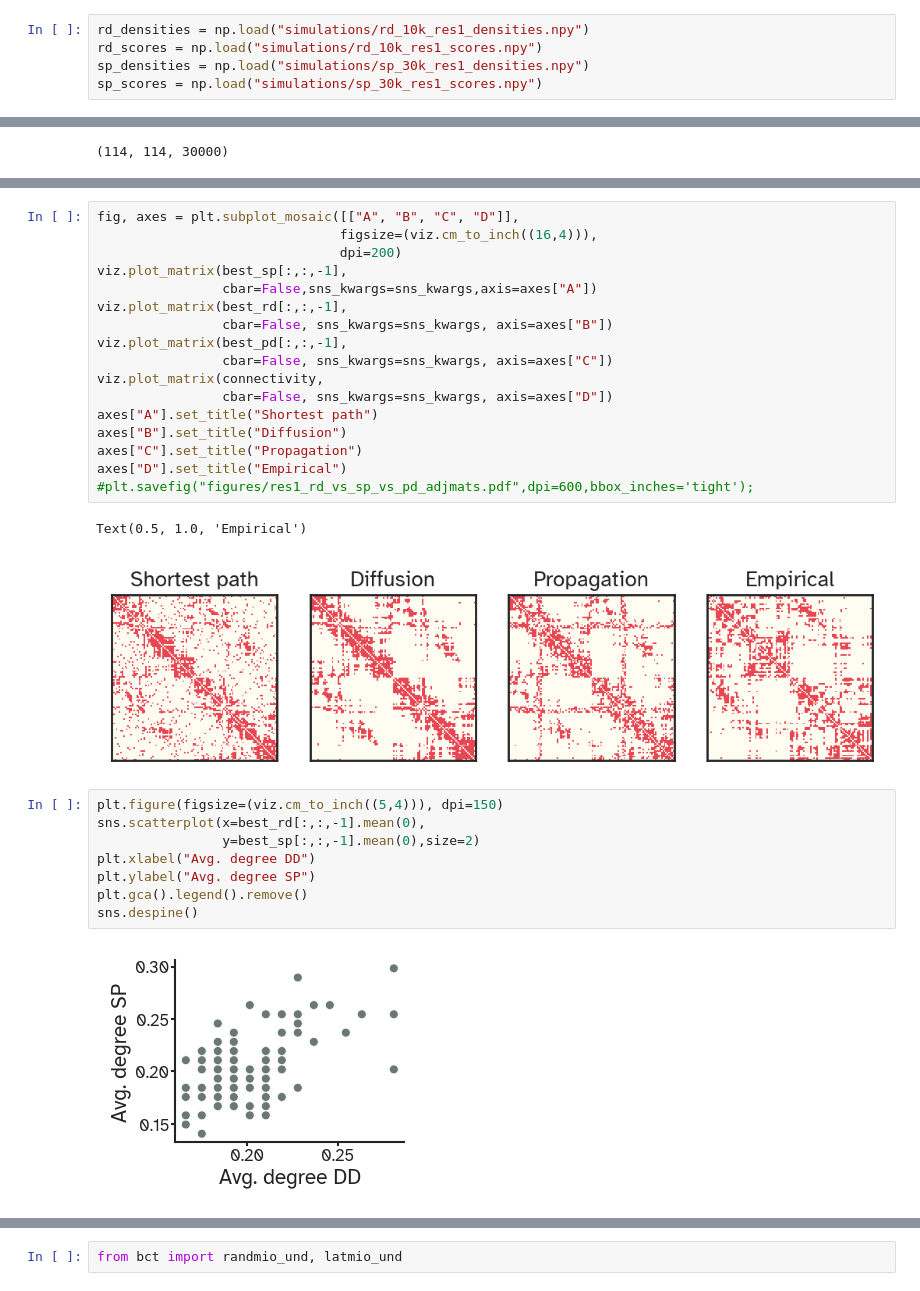
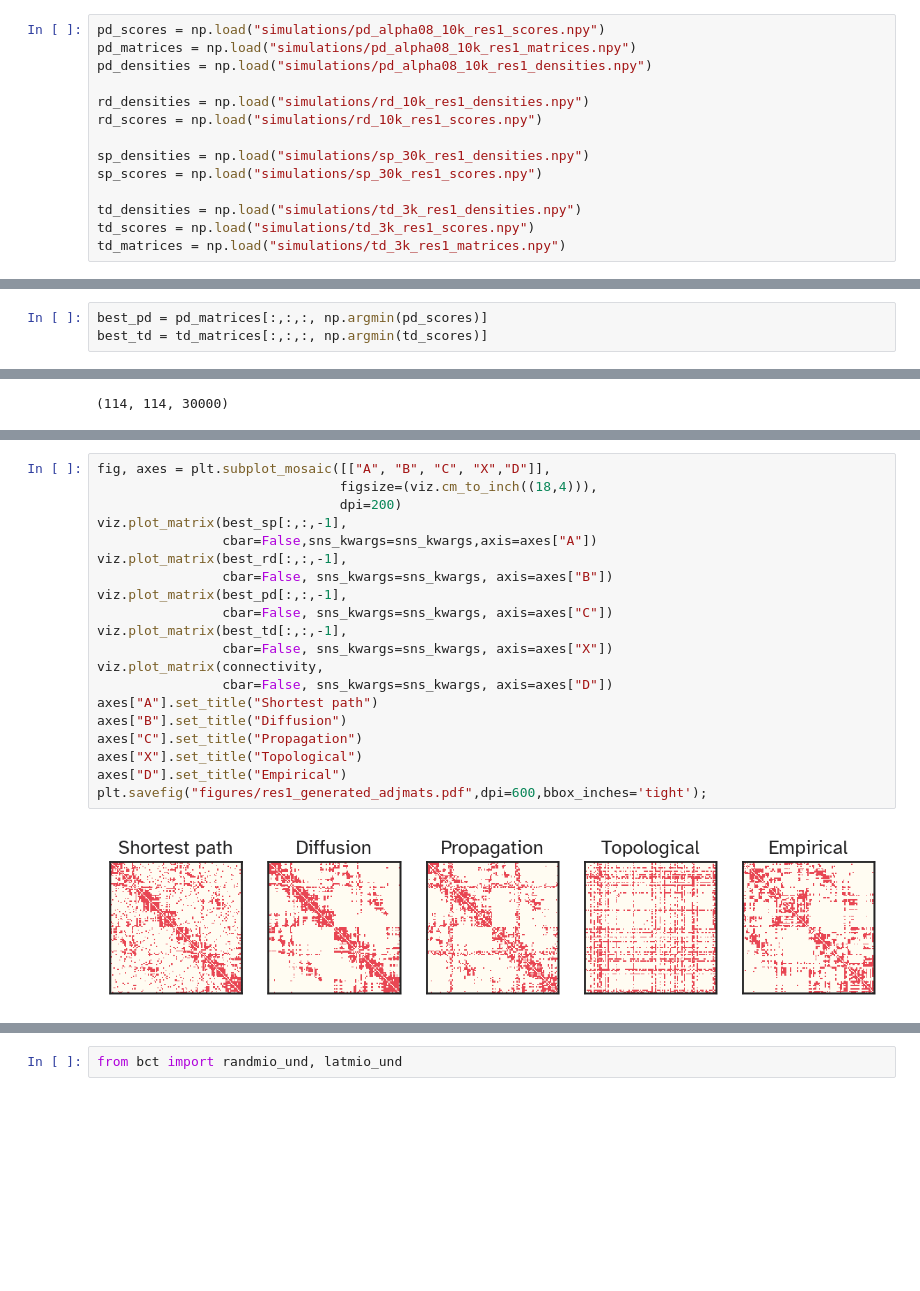
Before and after one commit to kuffmode/Optimal_networks, a Jupyter notebook: generative_analysis.ipynb, the cells around one changed output, grey strips where cells are left out. Saved outputs shown, nothing was run; the diff lists cells and outputs as text; blank space fills up the shorter version.

```diff
--- a/generative_analysis.ipynb
+++ b/generative_analysis.ipynb
@@ -96,6 +92,15 @@ else:
 # %%
+pd_scores = np.load("simulations/pd_alpha08_10k_res1_scores.npy")
+pd_matrices = np.load("simulations/pd_alpha08_10k_res1_matrices.npy")
+pd_densities = np.load("simulations/pd_alpha08_10k_res1_densities.npy")
+
 rd_densities = np.load("simulations/rd_10k_res1_densities.npy")
 rd_scores = np.load("simulations/rd_10k_res1_scores.npy")
+
 sp_densities = np.load("simulations/sp_30k_res1_densities.npy")
 sp_scores = np.load("simulations/sp_30k_res1_scores.npy")
+
+td_densities = np.load("simulations/td_3k_res1_densities.npy")
+td_scores = np.load("simulations/td_3k_res1_scores.npy")
+td_matrices = np.load("simulations/td_3k_res1_matrices.npy")
 # %%
@@ -124 +110,4 @@ best_pd = pd_histories[:,:,:, 7]
+# %%
+best_pd = pd_matrices[:,:,:, np.argmin(pd_scores)]
+best_td = td_matrices[:,:,:, np.argmin(td_scores)]
 # %%
@@ -163,33 +155,25 @@ best_sp.shape
 # %%
-fig, axes = plt.subplot_mosaic([["A", "B", "C", "D"]],
-                               figsize=(viz.cm_to_inch((16,4))),
+fig, axes = plt.subplot_mosaic([["A", "B", "C", "X","D"]],
+                               figsize=(viz.cm_to_inch((18,4))),
                                dpi=200)
 viz.plot_matrix(best_sp[:,:,-1],
                 cbar=False,sns_kwargs=sns_kwargs,axis=axes["A"])
 viz.plot_matrix(best_rd[:,:,-1],
                 cbar=False, sns_kwargs=sns_kwargs, axis=axes["B"])
 viz.plot_matrix(best_pd[:,:,-1],
                 cbar=False, sns_kwargs=sns_kwargs, axis=axes["C"])
+viz.plot_matrix(best_td[:,:,-1],
+                cbar=False, sns_kwargs=sns_kwargs, axis=axes["X"])
 viz.plot_matrix(connectivity,
                 cbar=False, sns_kwargs=sns_kwargs, axis=axes["D"])
 axes["A"].set_title("Shortest path")
 axes["B"].set_title("Diffusion")
 axes["C"].set_title("Propagation")
+axes["X"].set_title("Topological")
 axes["D"].set_title("Empirical")
-#plt.savefig("figures/res1_rd_vs_sp_vs_pd_adjmats.pdf",dpi=600,bbox_inches='tight');
+plt.savefig("figures/res1_generated_adjmats.pdf",dpi=600,bbox_inches='tight');
 # %% [output]
-Text(0.5, 1.0, 'Empirical')
-[figure, old version]
+[figure, new version]
-# %%
-plt.figure(figsize=(viz.cm_to_inch((5,4))), dpi=150)
-sns.scatterplot(x=best_rd[:,:,-1].mean(0),
-                y=best_sp[:,:,-1].mean(0),size=2)
-plt.xlabel("Avg. degree DD")
-plt.ylabel("Avg. degree SP")
-plt.gca().legend().remove()
-sns.despine()
-# %% [output]
-[figure, removed]
 # %% [markdown]
 Measures for now:
 - rd
```
Also changed, not shown: parts of 19 cells of this notebook, 7 other files.
